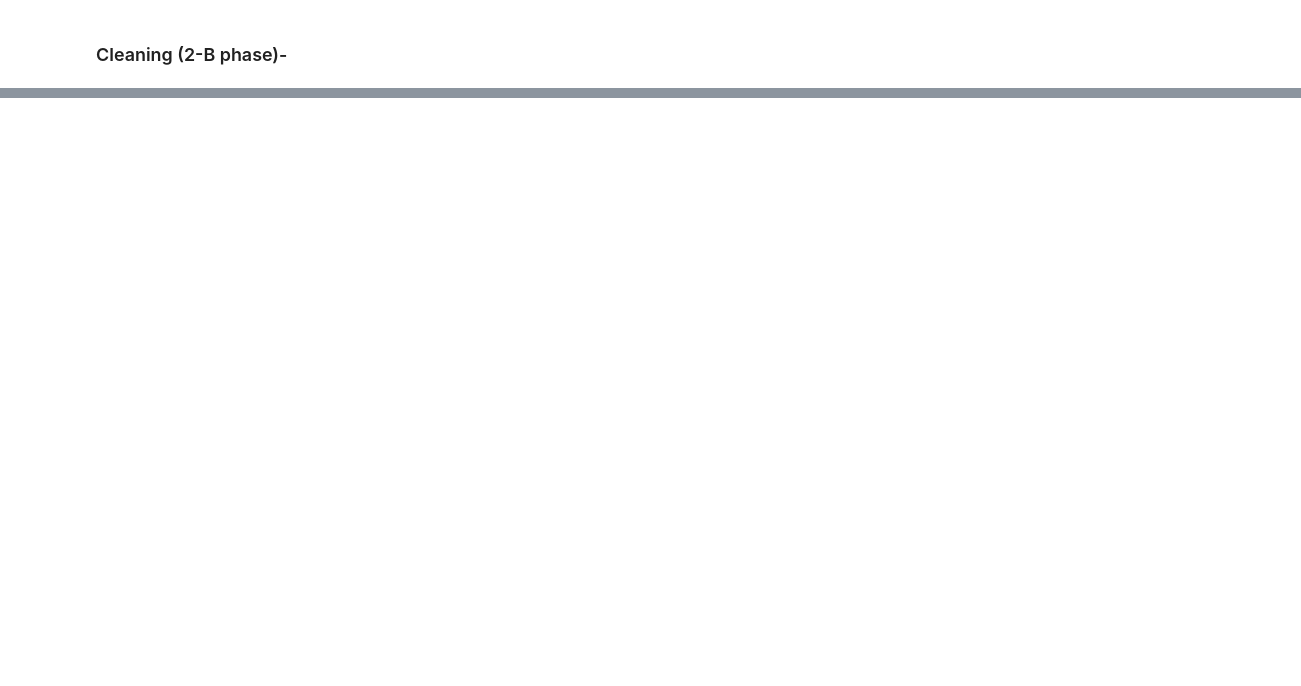
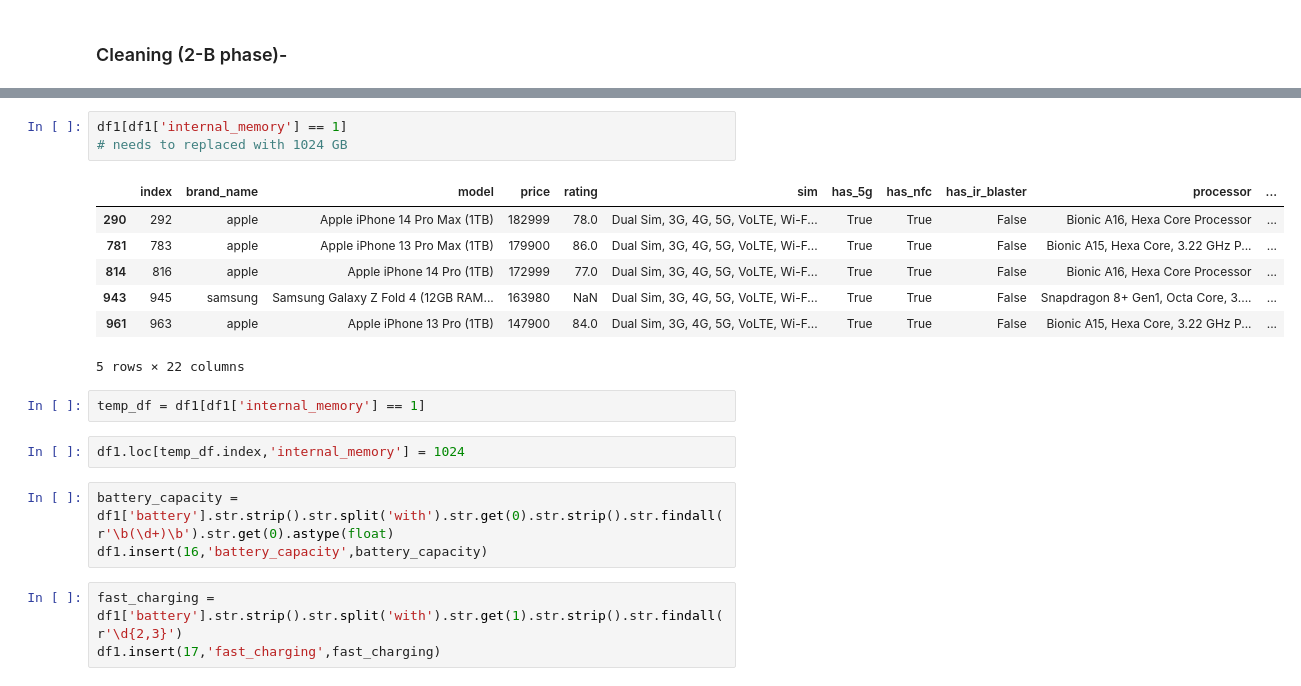
Before and after one commit to white-arrow10/smartphones, a Jupyter notebook: data_cleaning.ipynb, the cells around one changed output, grey strips where cells are left out. Drawn from its saved outputs; the diff is of its cells as text; blank space fills up the shorter version.

```diff
--- a/data_cleaning.ipynb
+++ b/data_cleaning.ipynb
@@ -1389,0 +1556,21 @@ df1.sample(2)
+# %%
+df1[df1['internal_memory'] == 1]
+# needs to replaced with 1024 GB
+# %% [output]
+|  | index | brand_name | model | price | rating | sim | has_5g | has_nfc | has_ir_blaster | processor | ... |
+| 290 | 292 | apple | Apple iPhone 14 Pro Max (1TB) | 182999 | 78.0 | Dual Sim, 3G, 4G, 5G, VoLTE, Wi-F... | True | True | False | Bionic A16, Hexa Core Processor | ... |
+| 781 | 783 | apple | Apple iPhone 13 Pro Max (1TB) | 179900 | 86.0 | Dual Sim, 3G, 4G, 5G, VoLTE, Wi-F... | True | True | False | Bionic A15, Hexa Core, 3.22 GHz P... | ... |
+| 814 | 816 | apple | Apple iPhone 14 Pro (1TB) | 172999 | 77.0 | Dual Sim, 3G, 4G, 5G, VoLTE, Wi-F... | True | True | False | Bionic A16, Hexa Core Processor | ... |
+| 943 | 945 | samsung | Samsung Galaxy Z Fold 4 (12GB RAM... | 163980 | NaN | Dual Sim, 3G, 4G, 5G, VoLTE, Wi-F... | True | True | False | Snapdragon 8+ Gen1, Octa Core, 3.... | ... |
+| 961 | 963 | apple | Apple iPhone 13 Pro (1TB) | 147900 | 84.0 | Dual Sim, 3G, 4G, 5G, VoLTE, Wi-F... | True | True | False | Bionic A15, Hexa Core, 3.22 GHz P... | ... |
+5 rows × 22 columns
+# %%
+temp_df = df1[df1['internal_memory'] == 1]
+# %%
+df1.loc[temp_df.index,'internal_memory'] = 1024
+# %%
+battery_capacity = df1['battery'].str.strip().str.split('with').str.get(0).str.strip().str.findall(r'\b(\d+)\b').str.get(0).astype(float)
+df1.insert(16,'battery_capacity',battery_capacity)
+# %%
+fast_charging = df1['battery'].str.strip().str.split('with').str.get(1).str.strip().str.findall(r'\d{2,3}')
+df1.insert(17,'fast_charging',fast_charging)
```
Also changed, not shown: parts of 34 cells of this notebook.
